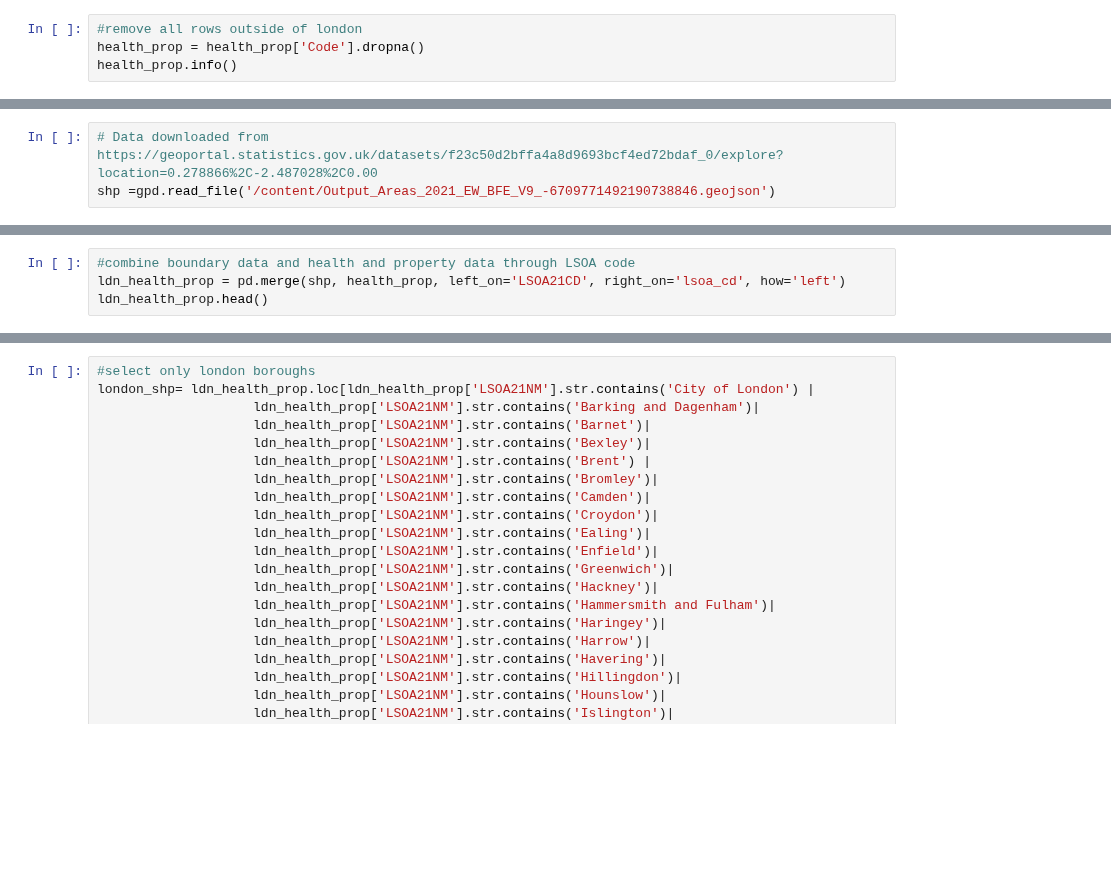
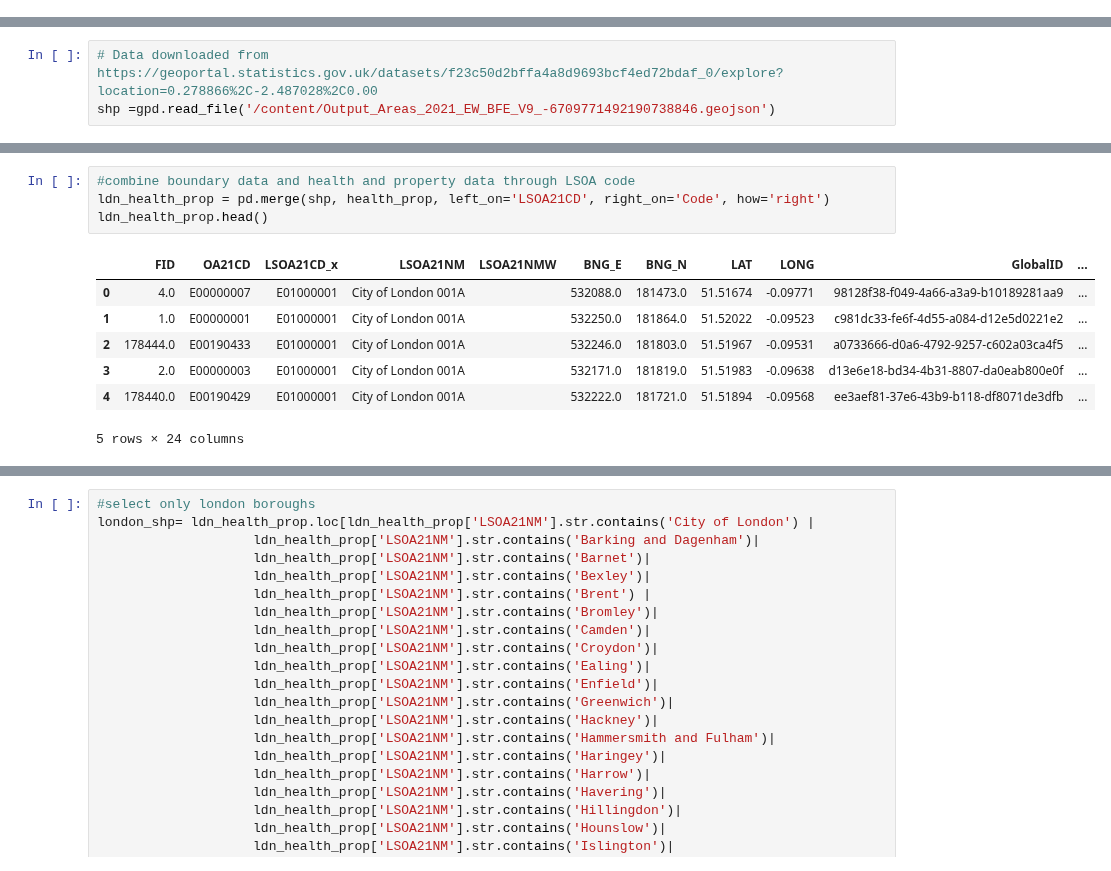
Before and after one commit to Jonathan-C-Barrett/GEOG5990M, a Jupyter notebook: GEOG5003M_Final_Project_template.ipynb, the cells around one changed output, grey strips where cells are left out. Drawn from its saved outputs; the diff is of its cells as text; blank space fills up the shorter version.

```diff
--- a/GEOG5003M_Final_Project_template.ipynb
+++ b/GEOG5003M_Final_Project_template.ipynb
@@ -149,4 +79,0 @@ dtype: int64
-# %%
-#remove all rows outside of london
-health_prop = health_prop['Code'].dropna()
-health_prop.info()
@@ -168,6 +96,14 @@ shp.head()
 # %%
 #combine boundary data and health and property data through LSOA code
-ldn_health_prop = pd.merge(shp, health_prop, left_on='LSOA21CD', right_on='lsoa_cd', how='left')
+ldn_health_prop = pd.merge(shp, health_prop, left_on='LSOA21CD', right_on='Code', how='right')
 ldn_health_prop.head()
+# %% [output]
+|  | FID | OA21CD | LSOA21CD_x | LSOA21NM | LSOA21NMW | BNG_E | BNG_N | LAT | LONG | GlobalID | ... |
+| 0 | 4.0 | E00000007 | E01000001 | City of London 001A |  | 532088.0 | 181473.0 | 51.51674 | -0.09771 | 98128f38-f049-4a66-a3a9-b10189281aa9 | ... |
+| 1 | 1.0 | E00000001 | E01000001 | City of London 001A |  | 532250.0 | 181864.0 | 51.52022 | -0.09523 | c981dc33-fe6f-4d55-a084-d12e5d0221e2 | ... |
+| 2 | 178444.0 | E00190433 | E01000001 | City of London 001A |  | 532246.0 | 181803.0 | 51.51967 | -0.09531 | a0733666-d0a6-4792-9257-c602a03ca4f5 | ... |
+| 3 | 2.0 | E00000003 | E01000001 | City of London 001A |  | 532171.0 | 181819.0 | 51.51983 | -0.09638 | d13e6e18-bd34-4b31-8807-da0eab800e0f | ... |
+| 4 | 178440.0 | E00190429 | E01000001 | City of London 001A |  | 532222.0 | 181721.0 | 51.51894 | -0.09568 | ee3aef81-37e6-43b9-b118-df8071de3dfb | ... |
+5 rows × 24 columns
 # %%
 #inspect data
```
Also changed, not shown: parts of 15 cells of this notebook.
